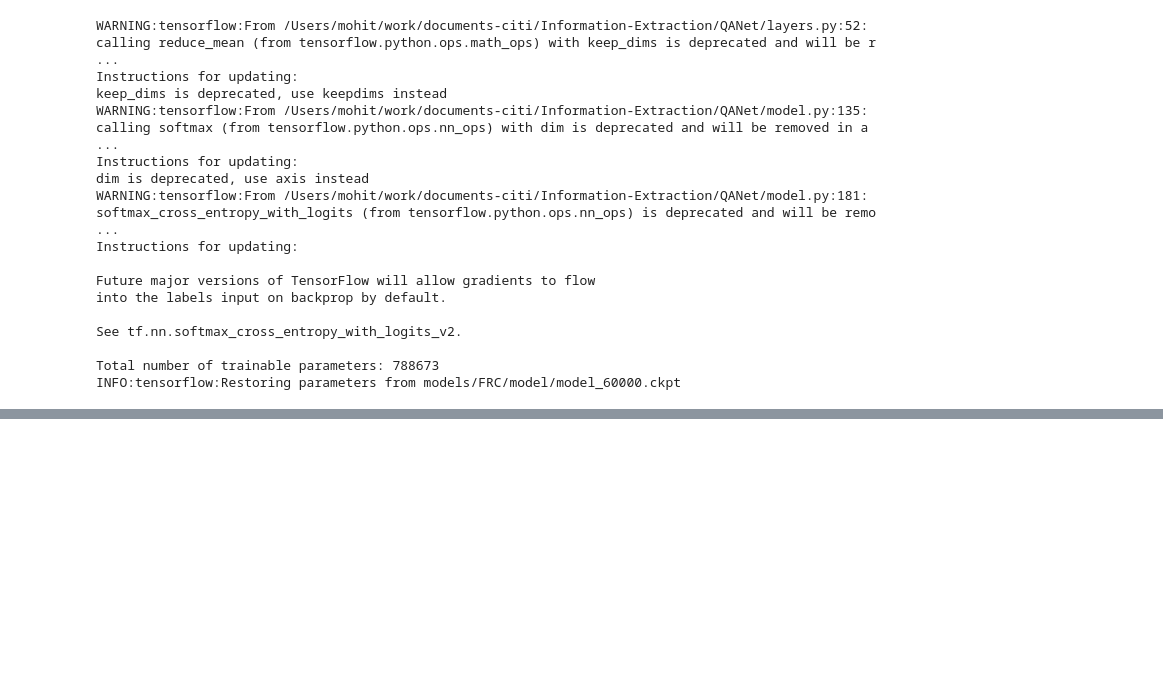
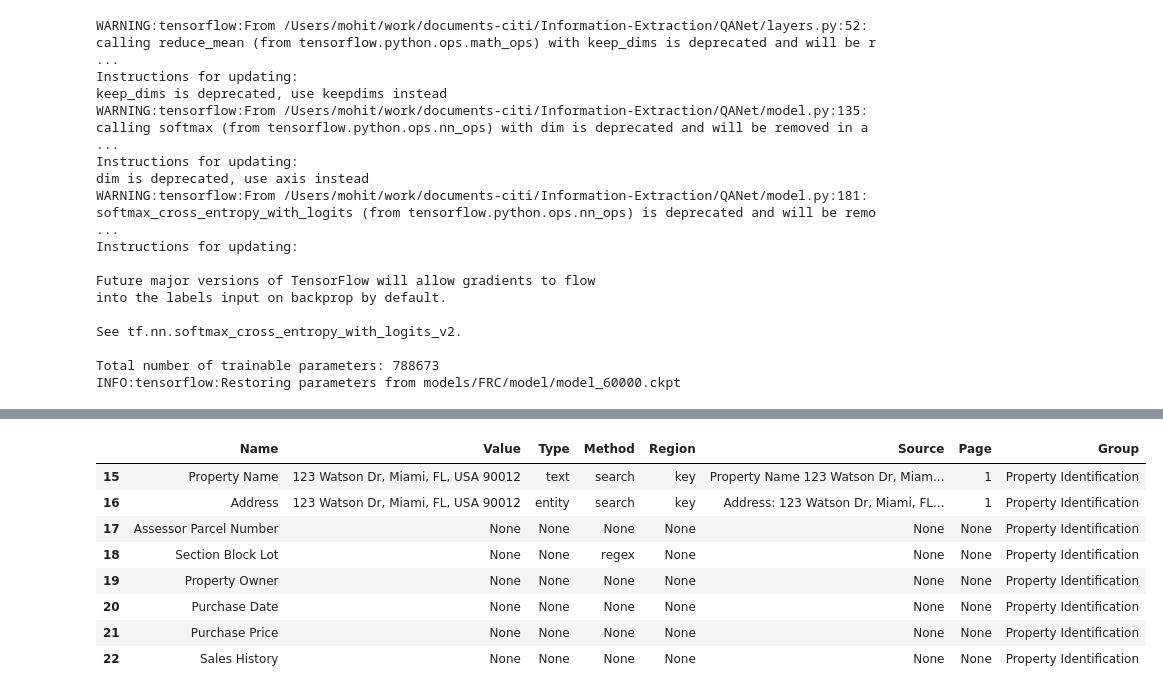
Before and after one commit to mohitsshah/documents-caf, a Jupyter notebook: Information-Extraction/Extraction Example.ipynb, the cells around one changed output, grey strips where cells are left out. Cells and saved outputs as stored; diff of their text form; code cells hidden in the pictures; blank space fills up the shorter version.

```diff
--- a/Information-Extraction/Extraction Example.ipynb
+++ b/Information-Extraction/Extraction Example.ipynb
@@ -62,0 +62,12 @@ display(df)
+# %%
+display(df.loc[df['Group'] == "Property Identification"])
+# %% [output]
+|  | Name | Value | Type | Method | Region | Source | Page | Group |
+| 15 | Property Name | 123 Watson Dr, Miami, FL, USA 90012 | text | search | key | Property Name 123 Watson Dr, Miam... | 1 | Property Identification |
+| 16 | Address | 123 Watson Dr, Miami, FL, USA 90012 | entity | search | key | Address: 123 Watson Dr, Miami, FL... | 1 | Property Identification |
+| 17 | Assessor Parcel Number | None | None | None | None | None | None | Property Identification |
+| 18 | Section Block Lot | None | None | regex | None | None | None | Property Identification |
+| 19 | Property Owner | None | None | None | None | None | None | Property Identification |
+| 20 | Purchase Date | None | None | None | None | None | None | Property Identification |
+| 21 | Purchase Price | None | None | None | None | None | None | Property Identification |
+| 22 | Sales History | None | None | None | None | None | None | Property Identification |
```
Also changed, not shown: parts of 6 cells of this notebook, 1 other file.
